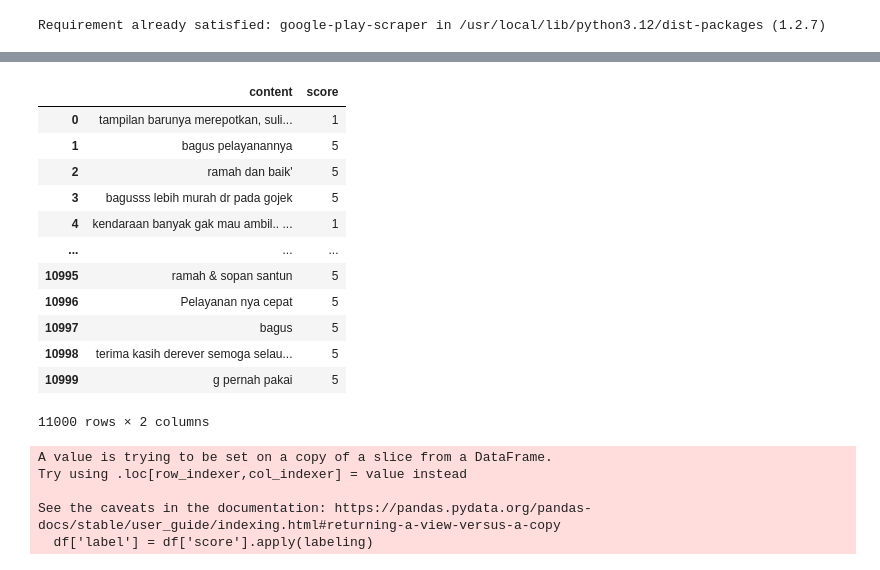
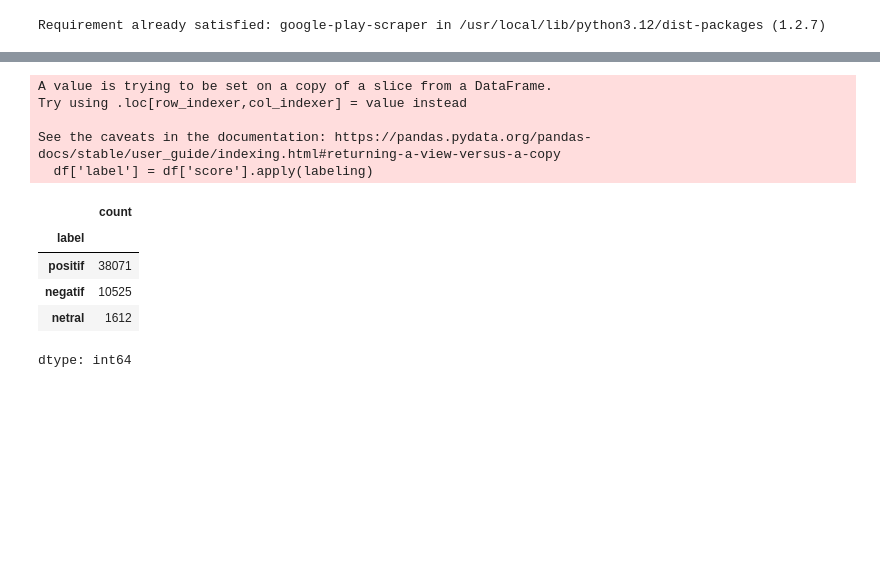
Before and after one commit to rezzz59/Sentimen-Analysis-Aplikasi-Grab, a Jupyter notebook: grab.ipynb, the cells around one changed output, grey strips where cells are left out. Drawn from its saved outputs; the diff is of its cells as text; code cells hidden in the pictures; blank space fills up the shorter version.

```diff
--- a/grab.ipynb
+++ b/grab.ipynb
@@ -28,7 +28,7 @@ result, countinuation_token = reviews(
     lang = 'id',
     country = 'id',
     sort = Sort.NEWEST,
-    count= 11000,
+    count= 51000,
 )
 
 df = pd.DataFrame(result)
@@ -39,16 +78,25 @@ df.to_csv('grab_review_raw.csv', index = False)
+# %%
+def labeling(score):
+  if score > 3:
+    return "positif"
+  if score <= 2:
+    return 'negatif'
+  else:
+    return 'netral'
+
+df['label'] = df['score'].apply(labeling)
+# %% [output]
+A value is trying to be set on a copy of a slice from a DataFrame.
+Try using .loc[row_indexer,col_indexer] = value instead
+
+See the caveats in the documentation: https://pandas.pydata.org/pandas-docs/stable/user_guide/indexing.html#returning-a-view-versus-a-copy
+  df['label'] = df['score'].apply(labeling)
 # %%
-df
+df['label'].value_counts()
 # %% [output]
-|  | content | score |
-| 0 | tampilan barunya merepotkan, suli... | 1 |
-| 1 | bagus pelayanannya | 5 |
-| 2 | ramah dan baik' | 5 |
-| 3 | bagusss lebih murah dr pada gojek | 5 |
-| 4 | kendaraan banyak gak mau ambil.. ... | 1 |
-| ... | ... | ... |
-| 10995 | ramah & sopan santun | 5 |
-| 10996 | Pelayanan nya cepat | 5 |
-| 10997 | bagus | 5 |
-| 10998 | terima kasih derever semoga selau... | 5 |
-| 10999 | g pernah pakai | 5 |
+|  | count |
+| label |  |
+| positif | 38071 |
+| negatif | 10525 |
+| netral | 1612 |
-11000 rows × 2 columns
+dtype: int64
@@ -89,16 +102,0 @@ df = df[df['content_cleaned'] != '']
-# %%
-def labeling(score):
-  if score > 3:
-    return "positif"
-  if score < 2:
-    return 'negatif'
-  else:
-    return 'netral'
-
-df['label'] = df['score'].apply(labeling)
-# %% [output]
-A value is trying to be set on a copy of a slice from a DataFrame.
-Try using .loc[row_indexer,col_indexer] = value instead
-
-See the caveats in the documentation: https://pandas.pydata.org/pandas-docs/stable/user_guide/indexing.html#returning-a-view-versus-a-copy
-  df['label'] = df['score'].apply(labeling)
```
Also changed, not shown: parts of 15 cells of this notebook.
